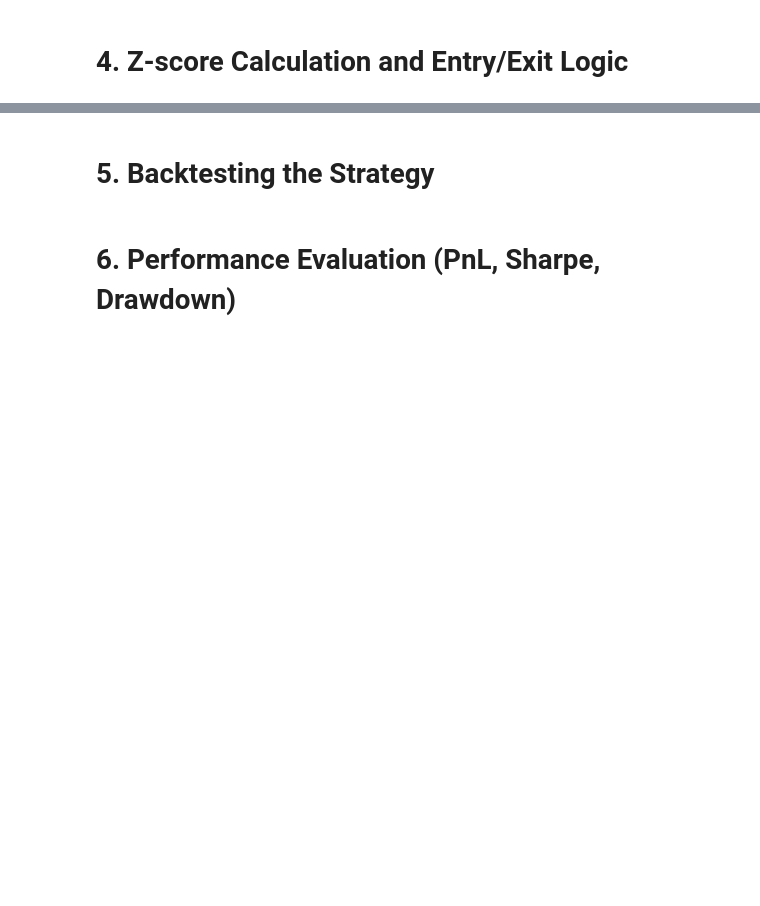
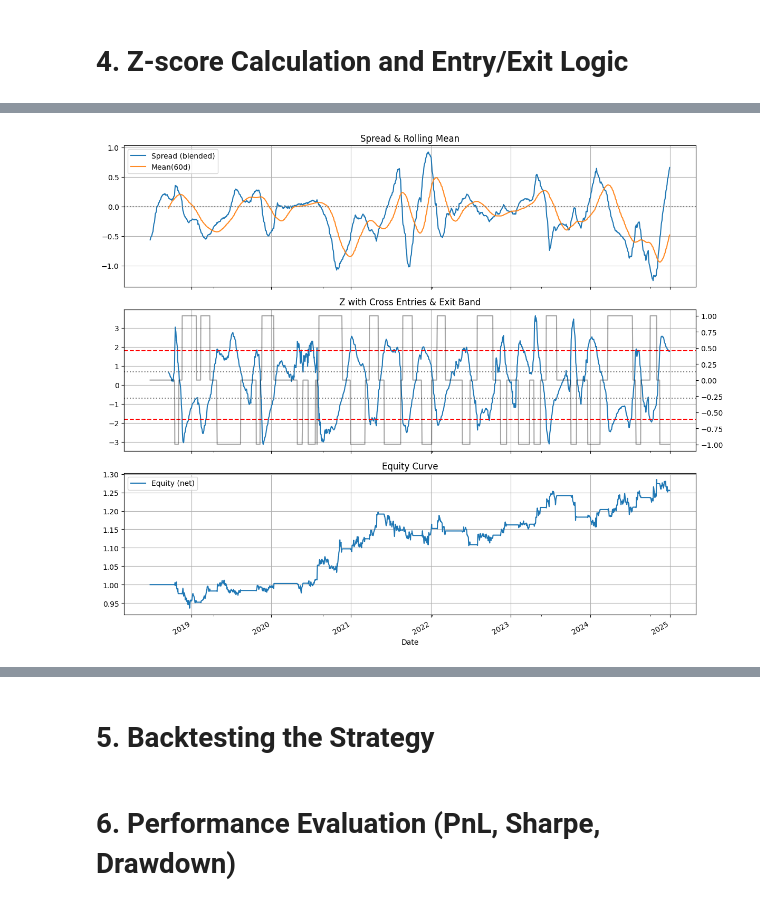
Before and after one commit to ishaanalmeida/stat-arb-mean-reversion, a Jupyter notebook: stat_arb.ipynb, the cells around one changed output, grey strips where cells are left out. Saved outputs shown, nothing was run; the diff lists cells and outputs as text; code cells hidden in the pictures; blank space fills up the shorter version.

```diff
--- a/stat_arb.ipynb
+++ b/stat_arb.ipynb
@@ -33,0 +236,81 @@ Receiving objects: 100% (4/4), done.
+# %%
+# --- 4.1 FINAL: Signals + Backtest (uses rolling beta/spread if available) ---
+import numpy as np, pandas as pd, matplotlib.pyplot as plt
+
+# Choose adaptive series if present; else fall back to constant beta setup
+if 'spread_blend' in globals() and 'beta_blend' in globals() and not spread_blend.dropna().empty:
+    spread_use = spread_blend.copy()
+    beta_use   = beta_blend.copy()
+else:
+    spread_use = spread.copy()
+    beta_use   = pd.Series(beta, index=np.log(close_prices[['V','MA']]).index).shift(1)  # lag constant beta 1 bar for symmetry
+    spread_use = spread_use.loc[beta_use.first_valid_index():]
+    beta_use   = beta_use.loc[spread_use.index[0]:]
+
+# Params (your tuned values)
+lookback     = 60
+z_entry      = 1.8
+z_exit       = 0.7
+cost_per_leg = 0.0005
+
+# Rolling z-score on the chosen spread
+m = spread_use.rolling(lookback).mean()
+s = spread_use.rolling(lookback).std()
+z = (spread_use - m) / s
+z = z.replace([np.inf, -np.inf], np.nan)
+
+# Cross-entry, fixed sizing
+pos = pd.Series(0.0, index=z.index, name='position')
+for i in range(1, len(z)):
+    zprev, znow = z.iloc[i-1], z.iloc[i]
+    cur = pos.iloc[i-1]; new = cur
+    if cur != 0.0:
+        if abs(znow) < z_exit: new = 0.0
+    else:
+        if (zprev <  z_entry) and (znow >=  z_entry): new = -1.0
+        elif (zprev > -z_entry) and (znow <= -z_entry): new = +1.0
+    pos.iloc[i] = new
+
+# Returns with matched/lagged beta
+logr = np.log(close_prices[['V','MA']]).diff()
+logr  = logr.loc[z.index[0]:]                # align
+beta_use = beta_use.reindex(logr.index).ffill()
+spread_ret = logr['V'] - beta_use * logr['MA']
+
+# PnL
+p_ret_gross = pos.shift(1).reindex(spread_ret.index).fillna(0.0) * spread_ret
+turnover    = pos.reindex(spread_ret.index).diff().abs().fillna(0.0)
+p_ret_net   = p_ret_gross - turnover * (2 * cost_per_leg)
+equity      = (1 + p_ret_net.fillna(0.0)).cumprod()
+
+# Metrics
+ann = 252
+def sharpe(ser):
+    mu, sd = ser.mean(), ser.std(ddof=0)
+    return np.sqrt(ann)*(mu/sd) if sd>0 else np.nan
+def cagr(eq):
+    years = (eq.index[-1]-eq.index[0]).days/365.25
+    return (eq.iloc[-1])**(1/years)-1 if years>0 else np.nan
+def max_dd(eq):
+    dd = eq/eq.cummax()-1.0
+    return dd.min(), dd
+
+SR = sharpe(p_ret_net.dropna()); CAGR = cagr(equity); MDD, _ = max_dd(equity)
+print(f"[BLENDED] win={win}, λ={lam} | lookback={lookback}, z_entry={z_entry}, z_exit={z_exit}")
+print(f"Sharpe (net): {SR:.2f} | CAGR: {CAGR:.2%} | MaxDD: {MDD:.2%}")
+
+# Plots
+fig, ax = plt.subplots(3,1,figsize=(12,10), sharex=True)
+spread_use.plot(ax=ax[0], label='Spread (blended)' if 'spread_blend' in globals() else 'Spread')
+m.plot(ax=ax[0], label=f'Mean({lookback}d)', alpha=0.9)
+ax[0].axhline(0, ls=':', c='gray'); ax[0].legend(); ax[0].grid(True); ax[0].set_title('Spread & Rolling Mean')
+
+z.plot(ax=ax[1], label='Z-score')
+for h in [z_entry,-z_entry,z_exit,-z_exit]:
+    ax[1].axhline(h, ls='--' if abs(h)==z_entry else ':', c='red' if abs(h)==z_entry else 'gray')
+pos.plot(ax=ax[1], secondary_y=True, color='black', alpha=0.35, label='Position')
+ax[1].grid(True); ax[1].set_title('Z with Cross Entries & Exit Band')
+
+equity.plot(ax=ax[2], label='Equity (net)'); ax[2].grid(True); ax[2].legend(); ax[2].set_title('Equity Curve')
+plt.tight_layout(); plt.show()
+# %% [output]
@@ -33,0 +319 @@ Receiving objects: 100% (4/4), done.
+[figure, added]
```
Also changed, not shown: parts of 10 cells of this notebook.
